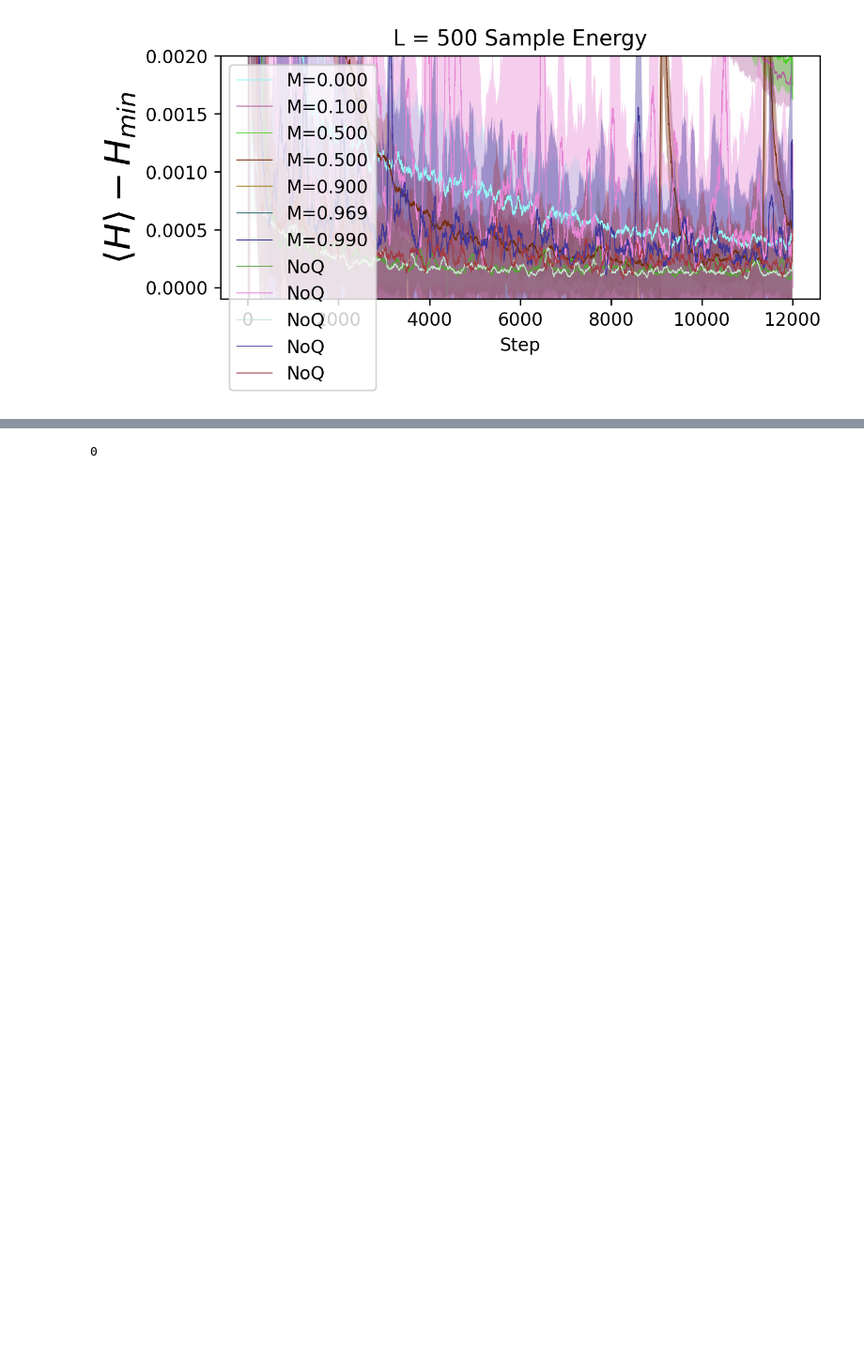
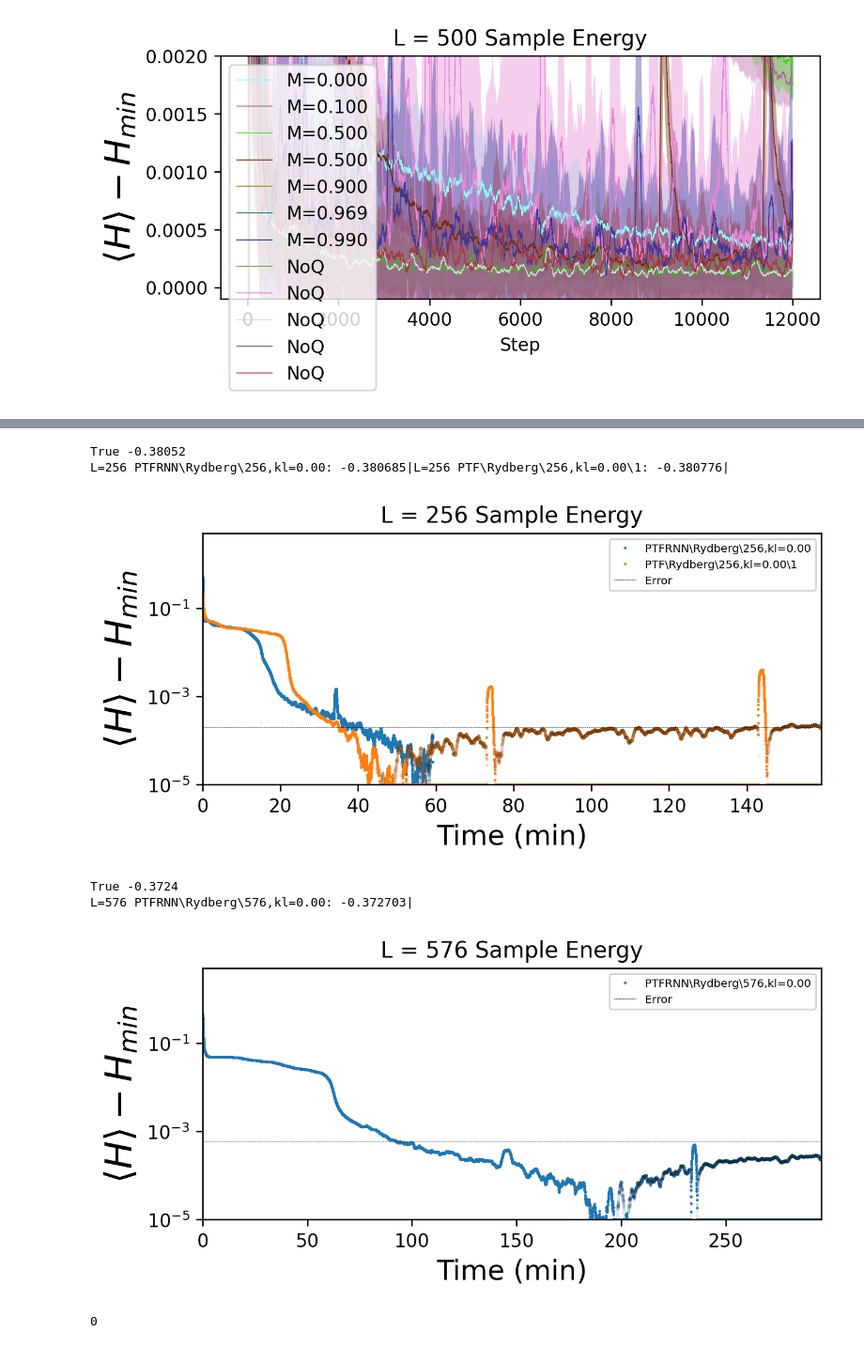
Before and after one commit to ksprague1/NN-QSR, a Jupyter notebook: Results.ipynb, the cells around one changed output, grey strips where cells are left out. Shown at 94% size. Saved outputs shown, nothing was run; the diff lists cells and outputs as text; code cells hidden in the pictures; blank space fills up the shorter version.

```diff
--- a/Results.ipynb
+++ b/Results.ipynb
@@ -216,3 +205,14 @@ L=576 PTFRNN\Rydberg\576: -0.372703|
+# %%
+p = getpaths("PTFRNN\\Rydberg",["256"])
+p[256] += getpaths("PTF\\Rydberg",["256","\\1"],alldir=True)[256]
+graphs(p,useTimes=True, metric="Sample",label_idx=[0,-1],err=False,smoothing=100)
+# %% [output]
+True -0.38052
+L=256 PTFRNN\Rydberg\256,kl=0.00: -0.380685|L=256 PTF\Rydberg\256,kl=0.00\1: -0.380776|
+[figure, added]
+True -0.3724
+L=576 PTFRNN\Rydberg\576,kl=0.00: -0.372703|
+[figure, added]
 # %%
 
 os.system("git commit -a -m \"Added kl divergence term\"")
```
Also changed, not shown: parts of 3 cells of this notebook, 4 other files.
